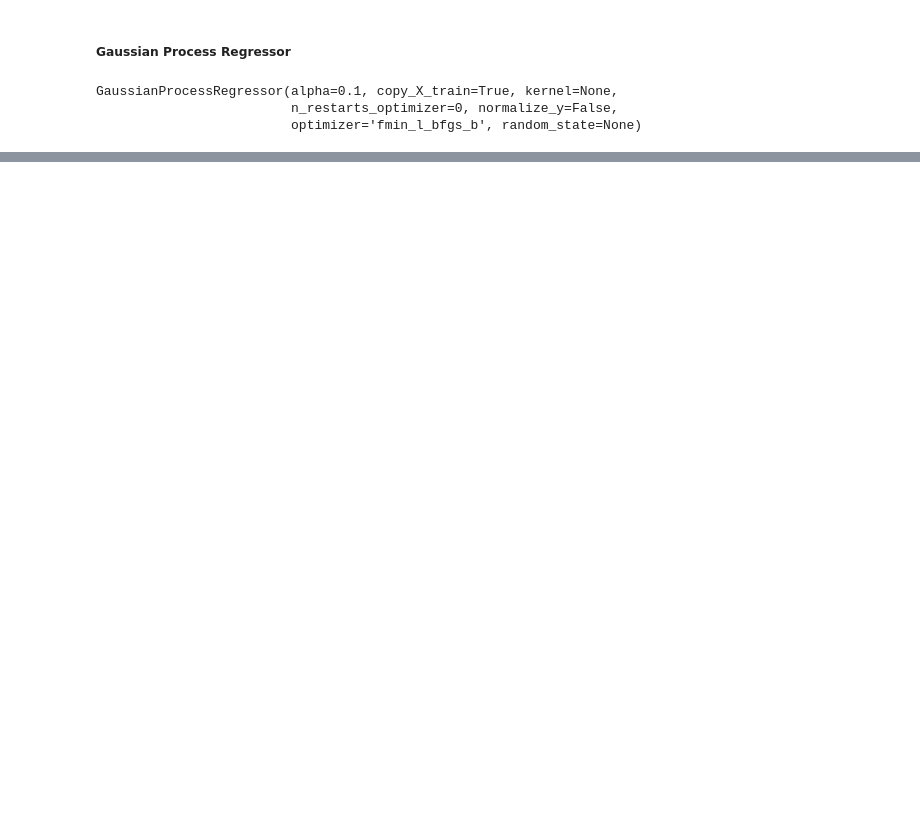
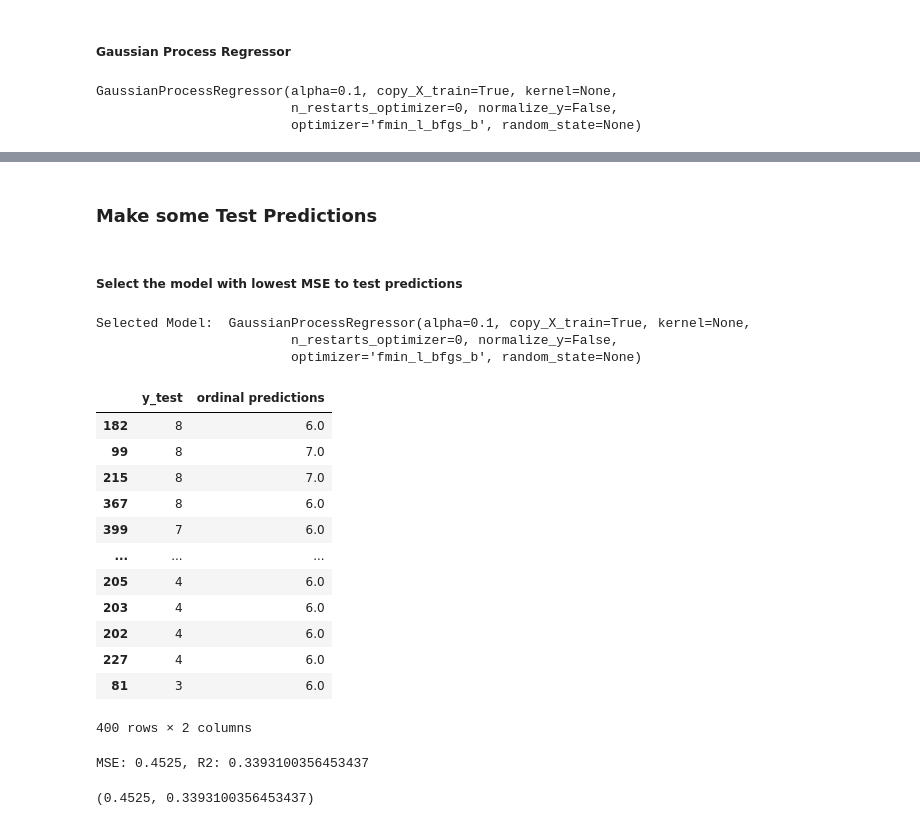
Before and after one commit to JimCDabc/Project_3_Wine-inator, a Jupyter notebook: static/ml/redwine_initial_regressors.ipynb, the cells around one changed output, grey strips where cells are left out. Cells and saved outputs as stored; diff of their text form; code cells hidden in the pictures; blank space fills up the shorter version.

Commit message:
added Ordinal rounding to predictions.  Refined MSE calc to use

```diff
--- a/static/ml/redwine_initial_regressors.ipynb
+++ b/static/ml/redwine_initial_regressors.ipynb
@@ -443,0 +456,3 @@ MSE: 0.6371911802176988, R2: 0.4213263988325634
+# %%
+MSE, r2 = regression_metrics(ridge, X_test_scaled, y_test_scaled, y_test, y_scaler)
+models_json.append({'model_name' : 'Ridge', 'MSE' : MSE, 'R2' :r2, 'model' : ridge})
@@ -465,0 +474,3 @@ MSE: 0.6393414136670909, R2: 0.41937363587516463
+# %%
+MSE, r2 = regression_metrics(elasticnet, X_test_scaled, y_test_scaled, y_test, y_scaler)
+models_json.append({'model_name' : 'ElasticNet', 'MSE' : MSE, 'R2' :r2, 'model' : elasticnet})
@@ -538,0 +490,3 @@ predict_df.sort_values(by='y_test', ascending=False)
+# %%
+MSE, r2 = regression_metrics(gpr, X_test_scaled, y_test_scaled, y_test, y_scaler)
+models_json.append({'model_name' : 'GaussianProcessRegressor', 'MSE' : MSE, 'R2' :r2, 'model' : gpr})
@@ -538,0 +497,3 @@ predict_df.sort_values(by='y_test', ascending=False)
+# %%
+models_df = pd.DataFrame.from_records(models_json)
+models_df
@@ -538,0 +508,43 @@ predict_df.sort_values(by='y_test', ascending=False)
+# %% [markdown]
+### Make some Test Predictions
+# %% [markdown]
+##### Select the model with lowest MSE to test predictions
+# %%
+#  select the model with the minimum MSE
+selected_row = models_df.loc[models_df.MSE == models_df.MSE.min(), 'model']
+model = next(iter(selected_row), 'no match')
+print("Selected Model: ", model)
+
+# make predictions forom the model using the test data
+predictions = model.predict(X_test_scaled)
+
+# round the prediction floats to ordinal values
+ordPredictions = ordinal_predictions(predictions, y_scaler)
+
+# create a datarframe to hold the target and predicted values
+predict_df = pd.DataFrame({'y_test' : y_test.flatten(), 'ordinal predictions' : ordPredictions.flatten()})
+
+# sort by expected target value
+predict_df.sort_values(by='y_test', ascending=False)
+# %% [output]
+Selected Model:  GaussianProcessRegressor(alpha=0.1, copy_X_train=True, kernel=None,
+                         n_restarts_optimizer=0, normalize_y=False,
+                         optimizer='fmin_l_bfgs_b', random_state=None)
+|  | y_test | ordinal predictions |
+| 182 | 8 | 6.0 |
+| 99 | 8 | 7.0 |
+| 215 | 8 | 7.0 |
+| 367 | 8 | 6.0 |
+| 399 | 7 | 6.0 |
+| ... | ... | ... |
+| 205 | 4 | 6.0 |
+| 203 | 4 | 6.0 |
+| 202 | 4 | 6.0 |
+| 227 | 4 | 6.0 |
+| 81 | 3 | 6.0 |
+400 rows × 2 columns
+# %%
+regression_metrics(model, X_test_scaled, y_test_scaled, y_test, y_scaler)
+# %% [output]
+MSE: 0.4525, R2: 0.3393100356453437
+(0.4525, 0.3393100356453437)
```
Also changed, not shown: parts of 29 cells of this notebook.
